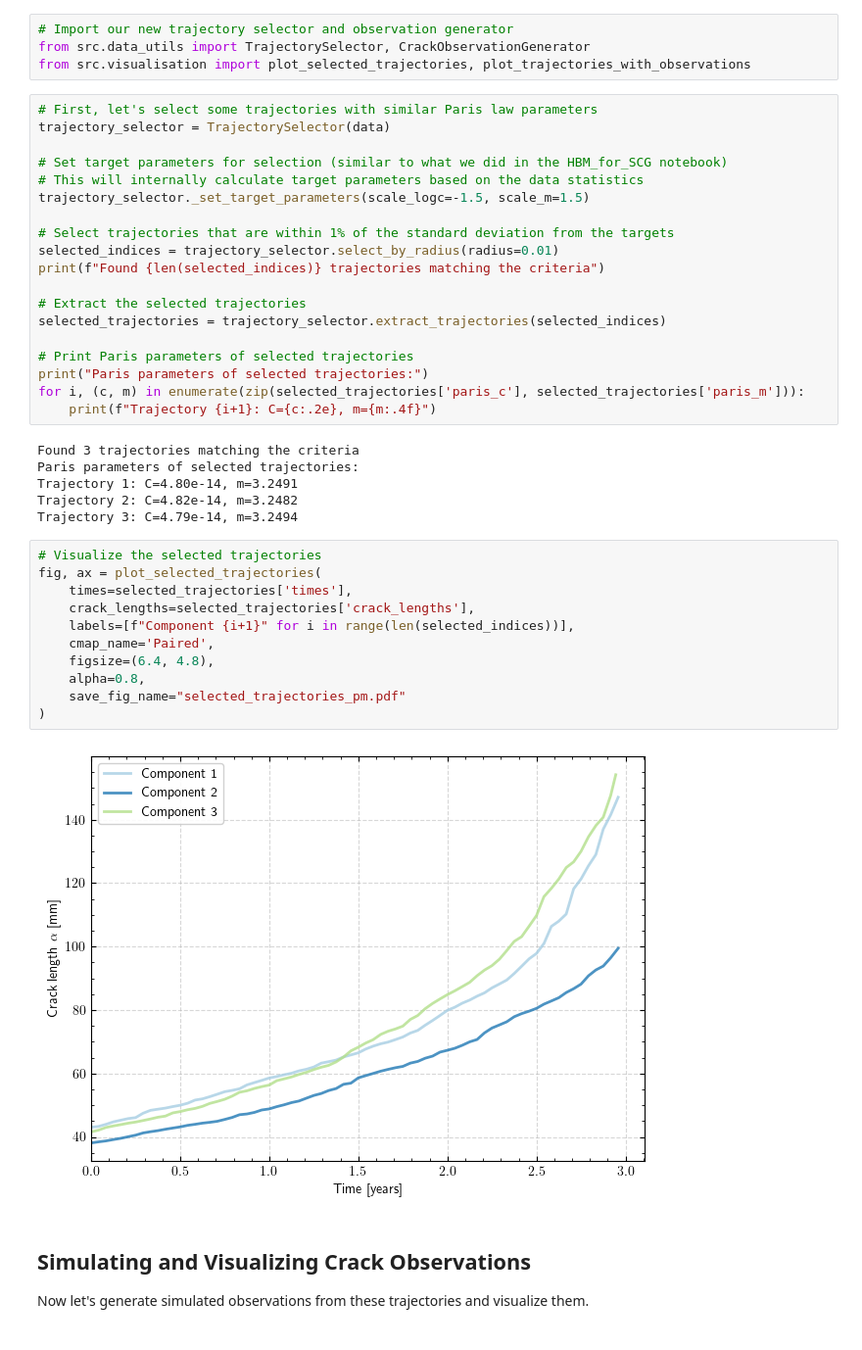
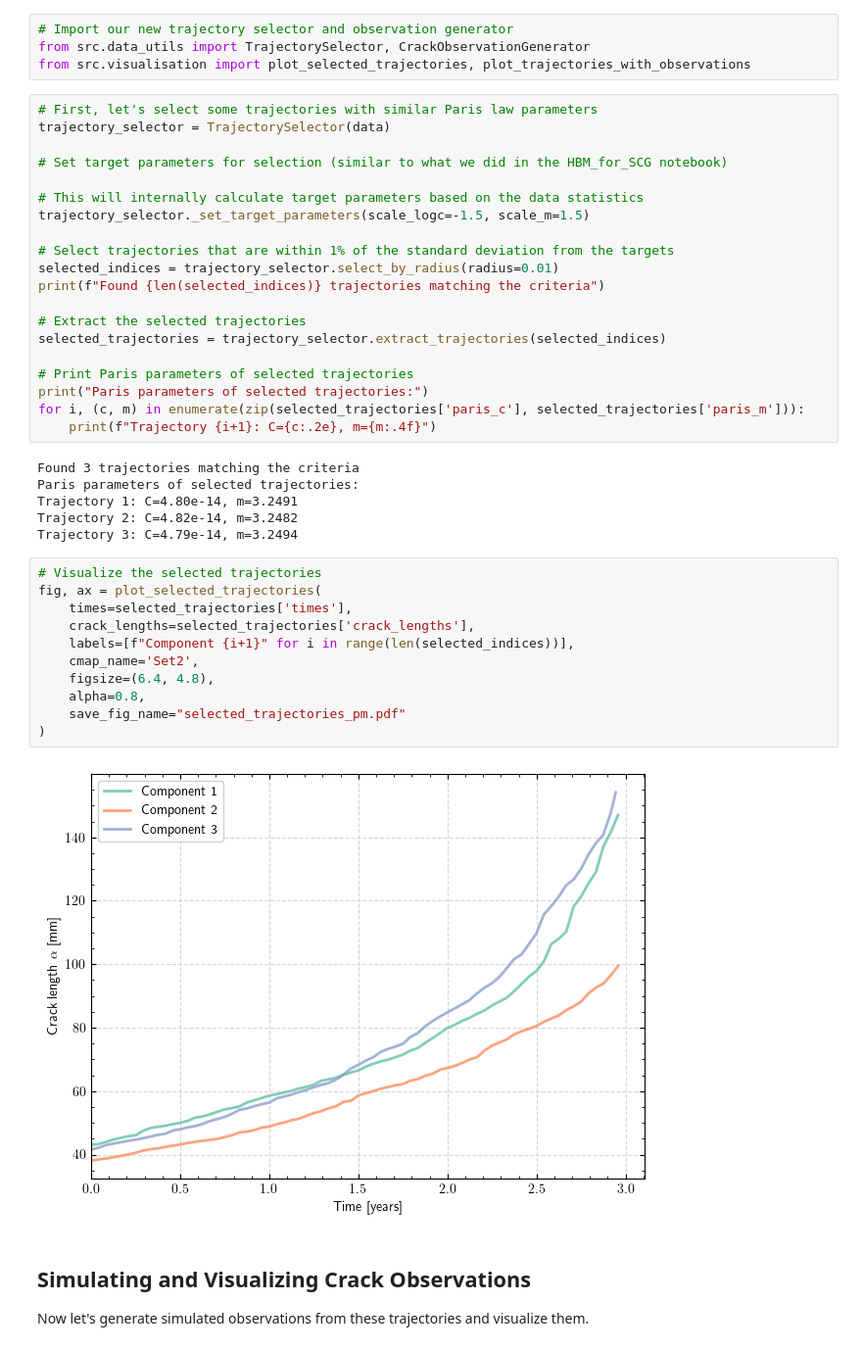
Before and after one commit to nsilionis/hierarchical-crack-growth-monitoring, a Jupyter notebook: notebooks/demo_spectral_fatigue.ipynb, the cells around one changed output. Shown at 98% size. Saved outputs shown, nothing was run; the diff lists cells and outputs as text.

```diff
--- a/notebooks/demo_spectral_fatigue.ipynb
+++ b/notebooks/demo_spectral_fatigue.ipynb
@@ -61,6 +61,7 @@ from src.visualisation import plot_selected_trajectories, plot_trajectories_with
 trajectory_selector = TrajectorySelector(data)
 
 # Set target parameters for selection (similar to what we did in the HBM_for_SCG notebook)
+
 # This will internally calculate target parameters based on the data statistics
 trajectory_selector._set_target_parameters(scale_logc=-1.5, scale_m=1.5)
 
@@ -84,16 +85,16 @@ Trajectory 3: C=4.79e-14, m=3.2494
 # %%
 # Visualize the selected trajectories
 fig, ax = plot_selected_trajectories(
     times=selected_trajectories['times'],
     crack_lengths=selected_trajectories['crack_lengths'],
     labels=[f"Component {i+1}" for i in range(len(selected_indices))],
-    cmap_name='Paired',
+    cmap_name='Set2',
     figsize=(6.4, 4.8),
     alpha=0.8,
     save_fig_name="selected_trajectories_pm.pdf"
 )
 # %% [output]
-[figure, old version]
+[figure, new version]
 # %% [markdown]
 ## Simulating and Visualizing Crack Observations
 
```
Also changed, not shown: parts of 46 cells of this notebook.
